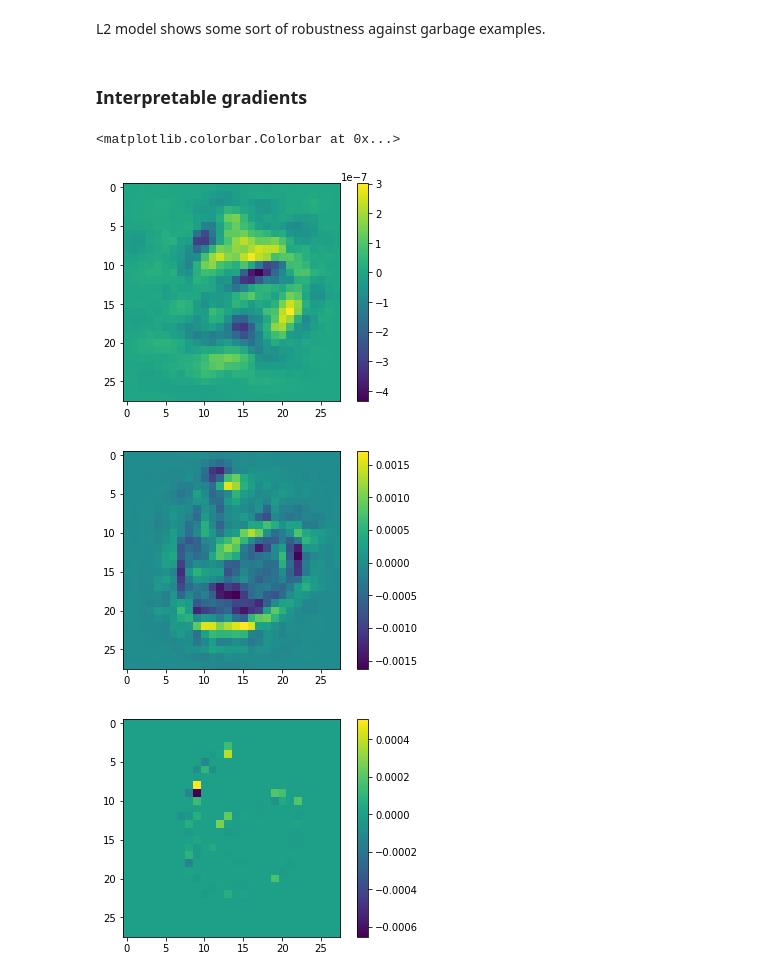
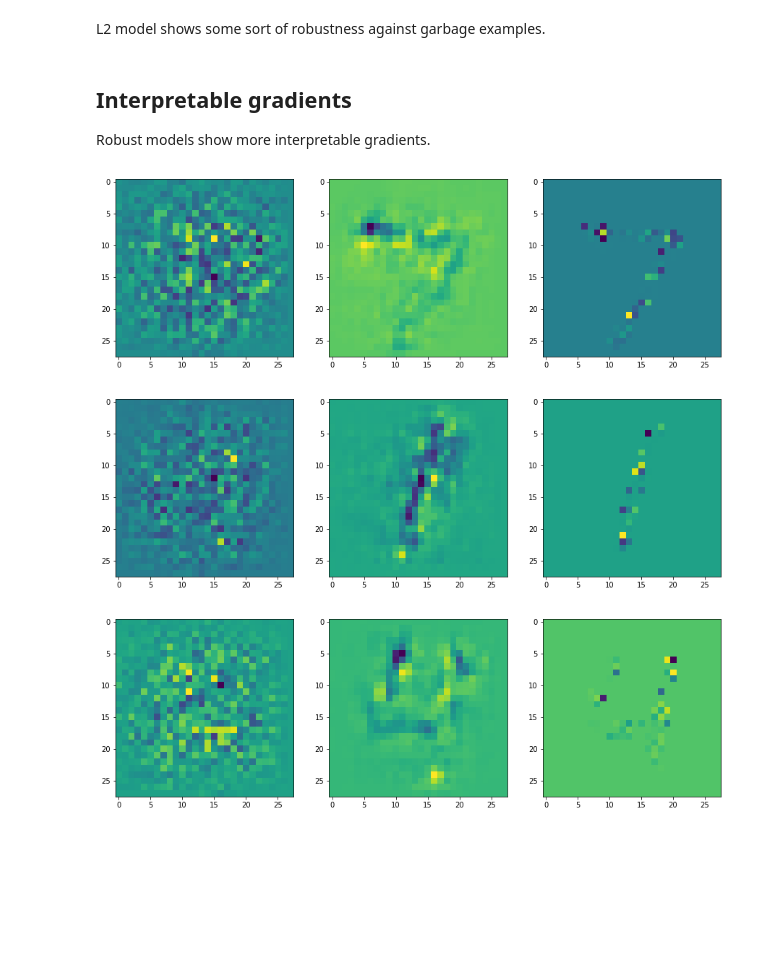
Before and after one commit to oscarknagg/adversarial, a Jupyter notebook: notebooks/Creating_And_Defending_From_Adversarial_Examples.ipynb, the cells around one changed output. Cells and saved outputs as stored; diff of their text form; code cells hidden in the pictures; blank space fills up the shorter version.

```diff
--- a/notebooks/Creating_And_Defending_From_Adversarial_Examples.ipynb
+++ b/notebooks/Creating_And_Defending_From_Adversarial_Examples.ipynb
@@ -511,40 +563,41 @@ with plt.style.context('ggplot'):
 # %% [markdown]
 L2 model shows some sort of robustness against garbage examples.
 # %% [markdown]
-### Interpretable gradients
+## Interpretable gradients
+Robust models show more interpretable gradients.
-# %%
-x, y = val[11]
-x = x.unsqueeze(0).to(DEVICE).requires_grad_(True)
-y = y.unsqueeze(0).to(DEVICE)
-y_pred = model(x)
-loss = loss_fn(y_pred, y)
-loss.backward()
-plt.imshow(x.grad[0,0].detach().cpu().numpy())
-plt.colorbar()
-# %% [output]
-<matplotlib.colorbar.Colorbar at 0x...>
-[figure, removed]
-# %%
-x, y = val[11]
-x = x.unsqueeze(0).to(DEVICE).requires_grad_(True)
-y = y.unsqueeze(0).to(DEVICE)
-y_pred = adv_model_l2(x)
-loss = loss_fn(y_pred, y)
-loss.backward()
-plt.imshow(x.grad[0,0].detach().cpu().numpy())
-plt.colorbar()
-plt.show()
-# %% [output]
-[figure, removed]
-# %%
-x, y = val[11]
-x = x.unsqueeze(0).to(DEVICE).requires_grad_(True)
-y = y.unsqueeze(0).to(DEVICE)
-y_pred = adv_model_linf(x)
-loss = loss_fn(y_pred, y)
-loss.backward()
-plt.imshow(x.grad[0,0].detach().cpu().numpy())
-plt.colorbar()
-plt.show()
-# %% [output]
-[figure, removed]
+# %%
+def visualise_gradients(data_index):
+    _x, _y = val[data_index]
+
+    fig, axes = plt.subplots(1, 3, figsize=(15,5))
+
+    x = _x.unsqueeze(0).to(DEVICE).requires_grad_(True)
+    y = _y.unsqueeze(0).to(DEVICE)
+    y_pred = model(x)
+    loss = loss_fn(y_pred, y)
+    loss.backward()
+    axes[0].imshow(x.grad[0,0].detach().cpu().numpy())
+
+    x = _x.unsqueeze(0).to(DEVICE).requires_grad_(True)
+    y = _y.unsqueeze(0).to(DEVICE)
+    y_pred = adv_model_l2(x.clone())
+    loss = loss_fn(y_pred, y)
+    loss.backward()
+    axes[1].imshow(x.grad[0,0].detach().cpu().numpy())
+
+    x = _x.unsqueeze(0).to(DEVICE).requires_grad_(True)
+    y = _y.unsqueeze(0).to(DEVICE)
+    y_pred = adv_model_linf(x)
+    loss = loss_fn(y_pred, y)
+    loss.backward()
+    axes[2].imshow(x.grad[0,0].detach().cpu().numpy())
+
+    plt.show()
+# %%
+visualise_gradients(0)
+visualise_gradients(2)
+visualise_gradients(4)
+# %% [output]
+[figure, added]
+[figure, added]
+[figure, added]
```
Also changed, not shown: parts of 28 cells of this notebook, 3 other files.
